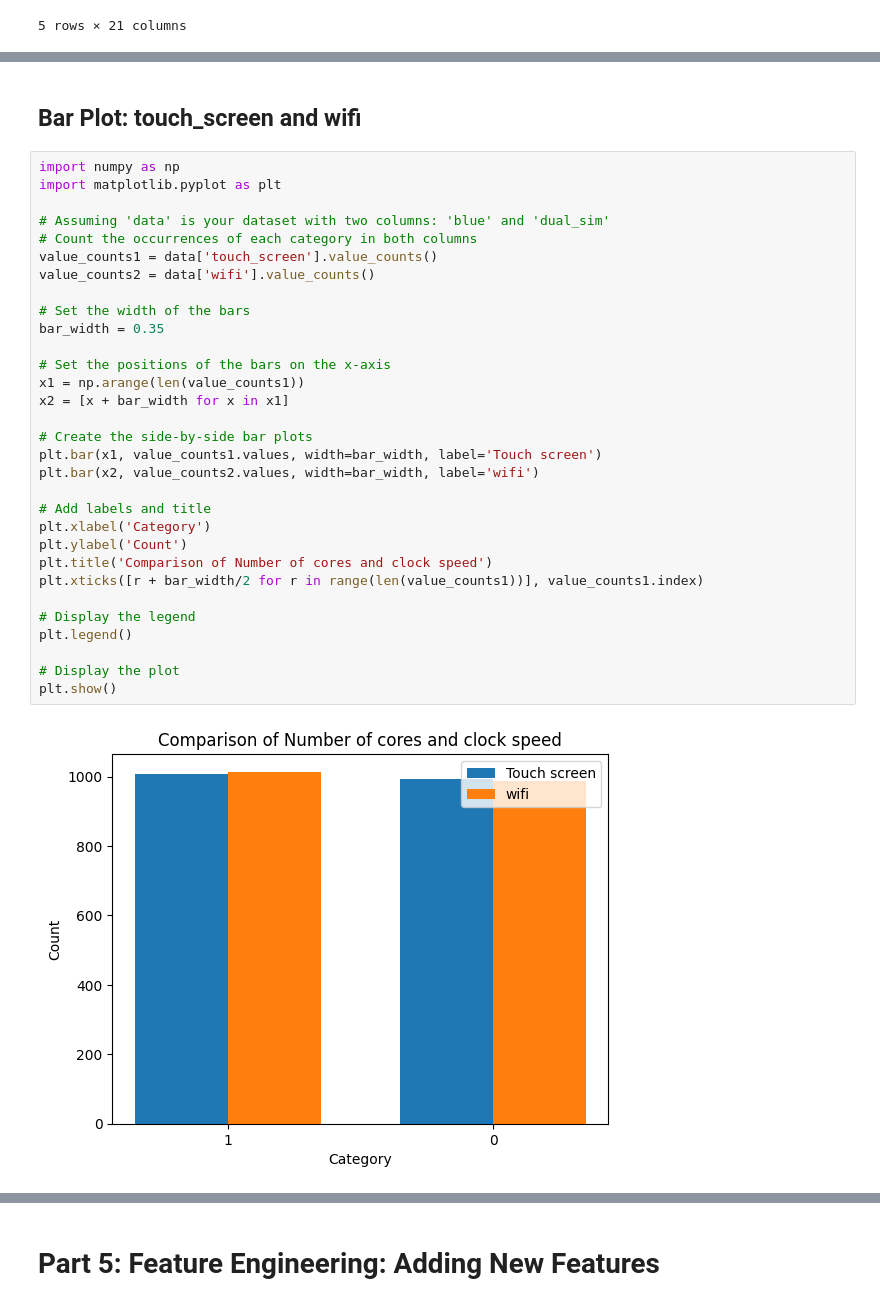
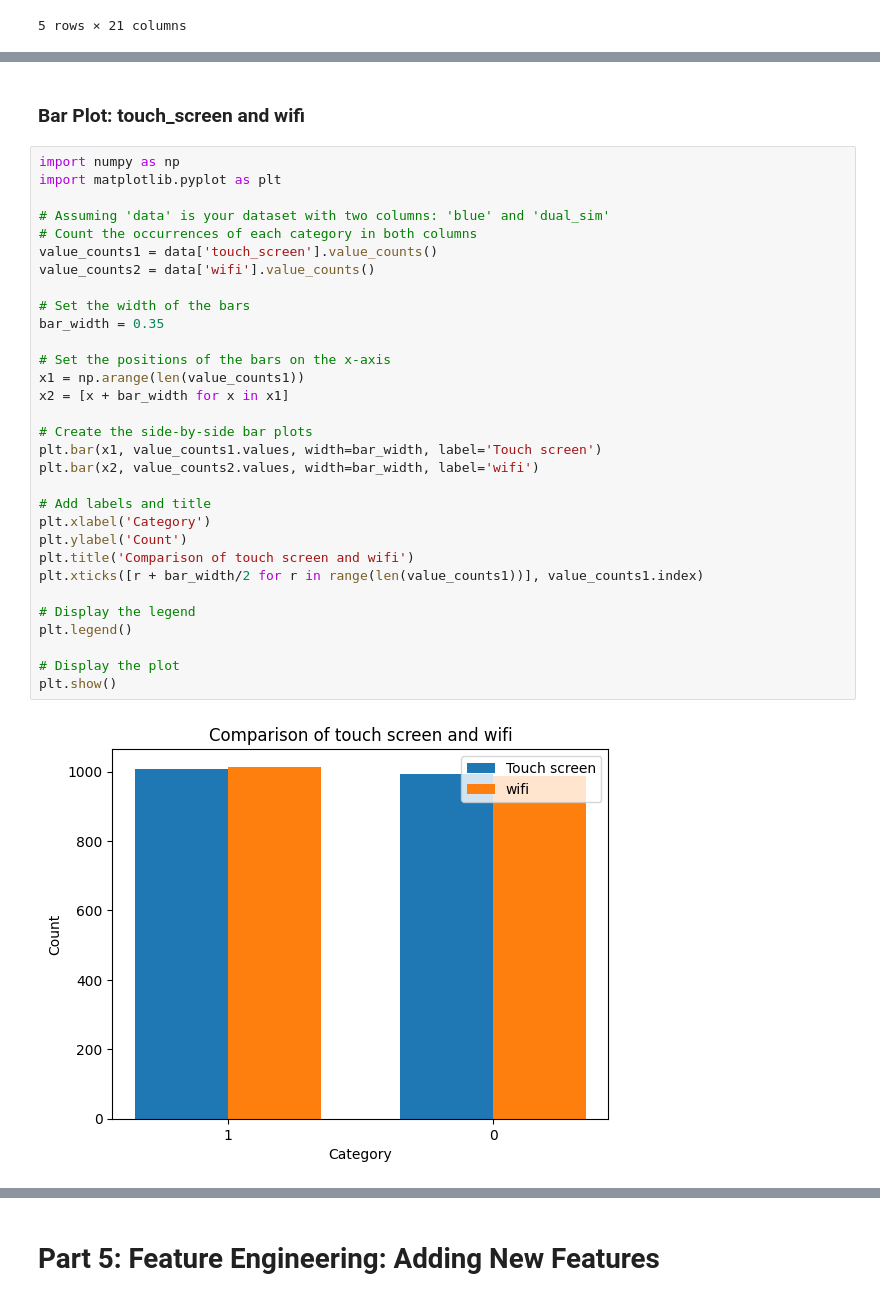
Before and after one commit to Mohamed-Abdirizak/Mobile-Price-Prediction, a Jupyter notebook: Mobile_Price_Prediction.ipynb, the cells around one changed output, grey strips where cells are left out. Drawn from its saved outputs; the diff is of its cells as text.

```diff
--- a/Mobile_Price_Prediction (1).ipynb
+++ b/Mobile_Price_Prediction.ipynb
@@ -401,35 +379,35 @@ data.head()
 # %% [markdown]
-## Bar Plot: touch_screen and wifi
+### Bar Plot: touch_screen and wifi
 # %%
 import numpy as np
 import matplotlib.pyplot as plt
 
 # Assuming 'data' is your dataset with two columns: 'blue' and 'dual_sim'
 # Count the occurrences of each category in both columns
 value_counts1 = data['touch_screen'].value_counts()
 value_counts2 = data['wifi'].value_counts()
 
 # Set the width of the bars
 bar_width = 0.35
 
 # Set the positions of the bars on the x-axis
 x1 = np.arange(len(value_counts1))
 x2 = [x + bar_width for x in x1]
 
 # Create the side-by-side bar plots
 plt.bar(x1, value_counts1.values, width=bar_width, label='Touch screen')
 plt.bar(x2, value_counts2.values, width=bar_width, label='wifi')
 
 # Add labels and title
 plt.xlabel('Category')
 plt.ylabel('Count')
-plt.title('Comparison of Number of cores and clock speed')
+plt.title('Comparison of touch screen and wifi')
 plt.xticks([r + bar_width/2 for r in range(len(value_counts1))], value_counts1.index)
 
 # Display the legend
 plt.legend()
 
 # Display the plot
 plt.show()
 # %% [output]
-[figure, old version]
+[figure, new version]
```
Also changed, not shown: parts of 36 cells of this notebook, 1 other file.
